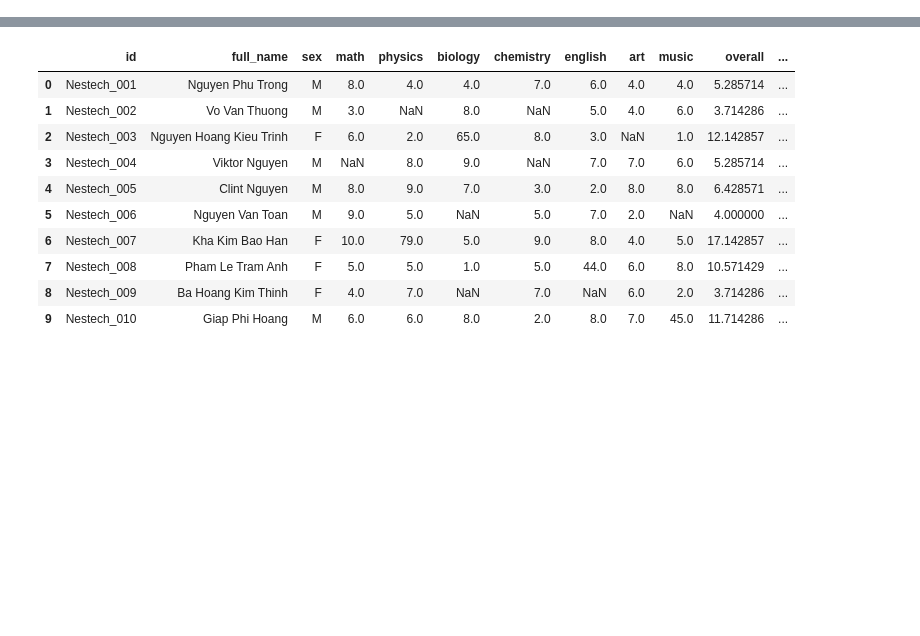
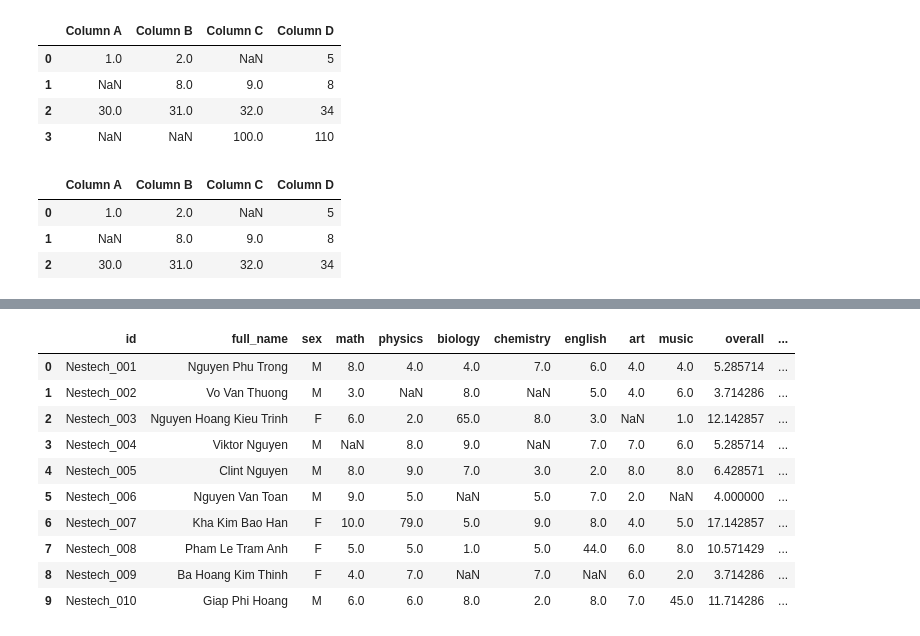
Before and after one commit to Disconnnected/self_training, a Jupyter notebook: data_analyst/numpy/self/pandas_cleaning.ipynb, the cells around one changed output, grey strips where cells are left out. Cells and saved outputs as stored; diff of their text form; code cells hidden in the pictures; blank space fills up the shorter version.

```diff
--- a/data_analyst/numpy/rmotr/pandas_cleaning.ipynb
+++ b/data_analyst/numpy/self/pandas_cleaning.ipynb
@@ -24,0 +157,17 @@ import numpy as np
+# %%
+df.dropna(how='any')  # default behavior
+df.dropna(how='all')
+# %% [output]
+|  | Column A | Column B | Column C | Column D |
+| 0 | 1.0 | 2.0 | NaN | 5 |
+| 1 | NaN | 8.0 | 9.0 | 8 |
+| 2 | 30.0 | 31.0 | 32.0 | 34 |
+| 3 | NaN | NaN | 100.0 | 110 |
+# %%
+# thresh parameter to indicate a threshold (a minimum number) of non-null values for the row/column to be kept
+df.dropna(thresh=3)
+# %% [output]
+|  | Column A | Column B | Column C | Column D |
+| 0 | 1.0 | 2.0 | NaN | 5 |
+| 1 | NaN | 8.0 | 9.0 | 8 |
+| 2 | 30.0 | 31.0 | 32.0 | 34 |
```
Also changed, not shown: parts of 45 cells of this notebook, 30 other files.
